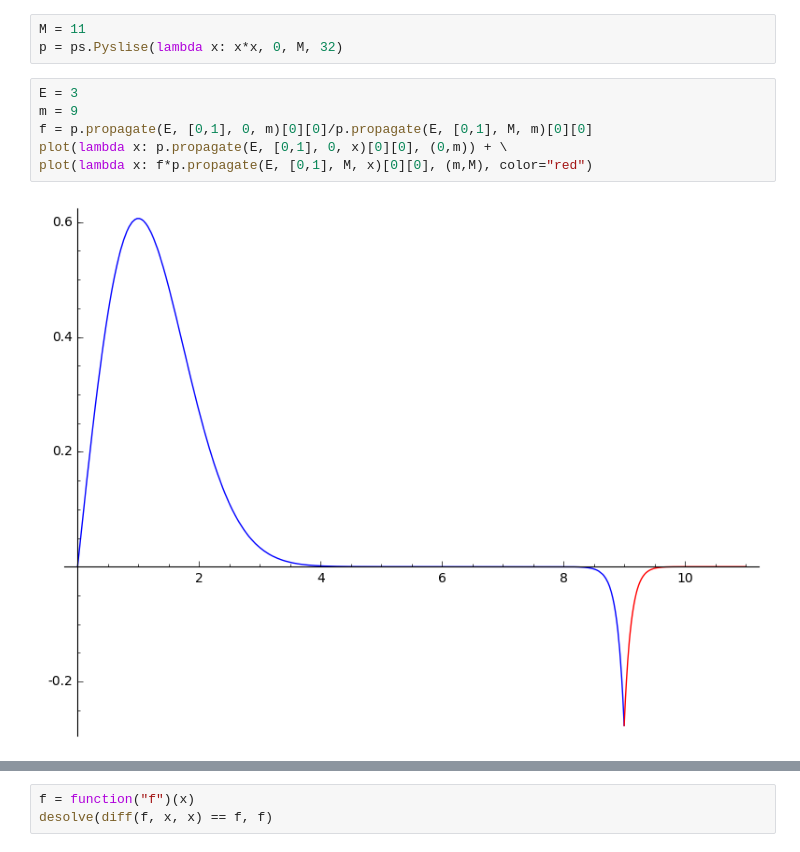
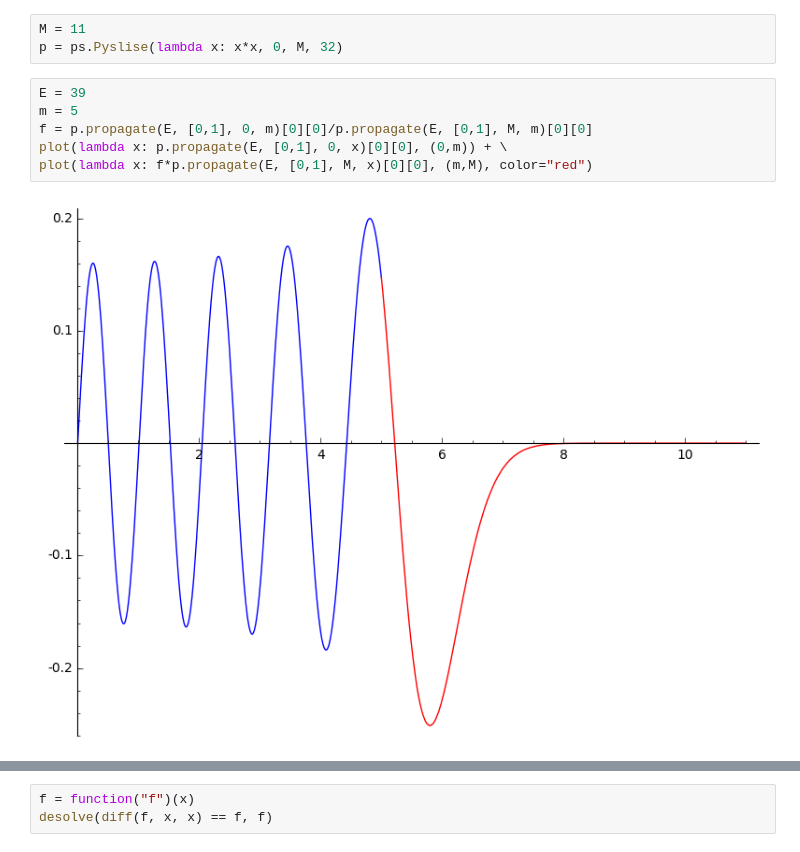
Before and after one commit to twist-numerical/matslise, a Jupyter notebook: notebooks/test_pyslise.ipynb, the cells around one changed output, grey strips where cells are left out. Drawn from its saved outputs; the diff is of its cells as text.

```diff
--- a/notebooks/test_pyslise.ipynb
+++ b/notebooks/test_pyslise.ipynb
@@ -6,13 +6,13 @@ mat = ps.Pyslise(lambda x: cos(2*x), 0, pi, 32)
 M = 11
 p = ps.Pyslise(lambda x: x*x, 0, M, 32)
 # %%
-E = 3
-m = 9
+E = 39
+m = 5
 f = p.propagate(E, [0,1], 0, m)[0][0]/p.propagate(E, [0,1], M, m)[0][0]
 plot(lambda x: p.propagate(E, [0,1], 0, x)[0][0], (0,m)) + \
 plot(lambda x: f*p.propagate(E, [0,1], M, x)[0][0], (m,M), color="red")
 # %% [output]
-[figure, old version]
+[figure, new version]
 # %%
 p.computeEigenvaluesByIndex(0,10, [0,1],[0,10])
 # %% [output]
```
Also changed, not shown: parts of 3 cells of this notebook, 6 other files.
